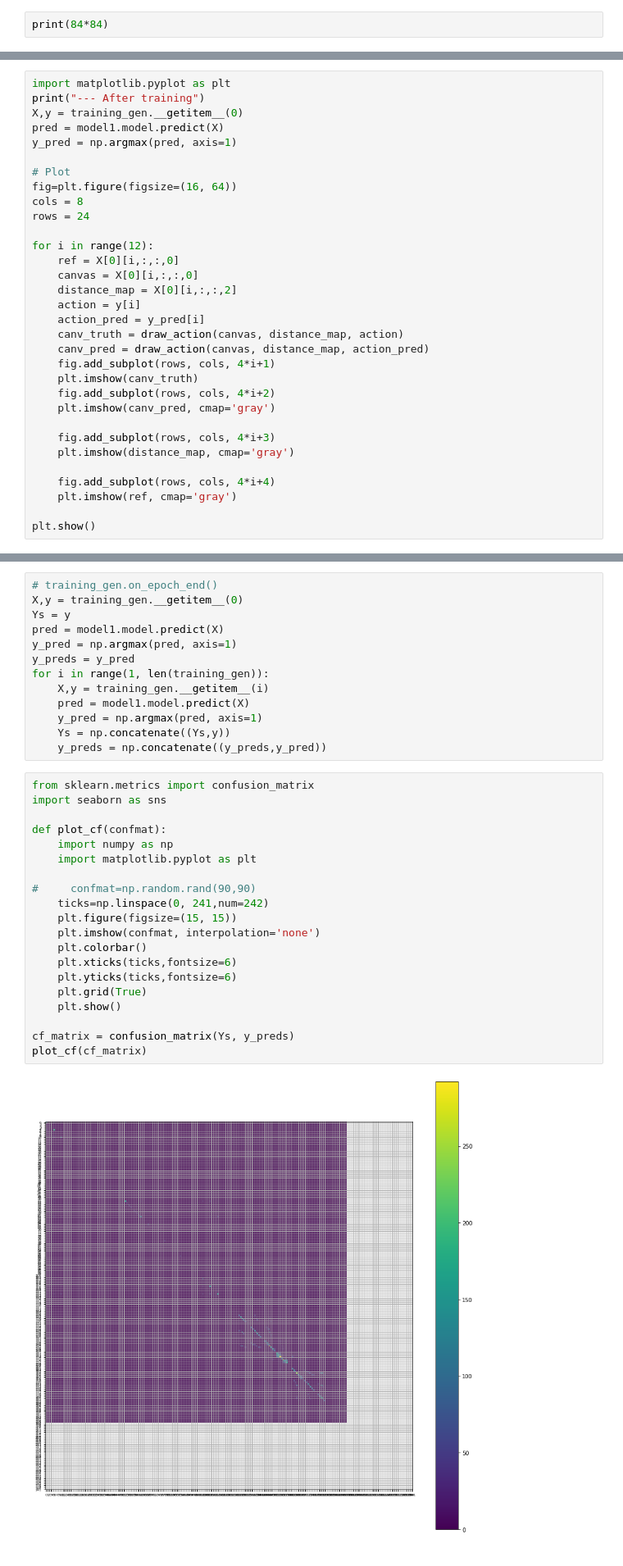
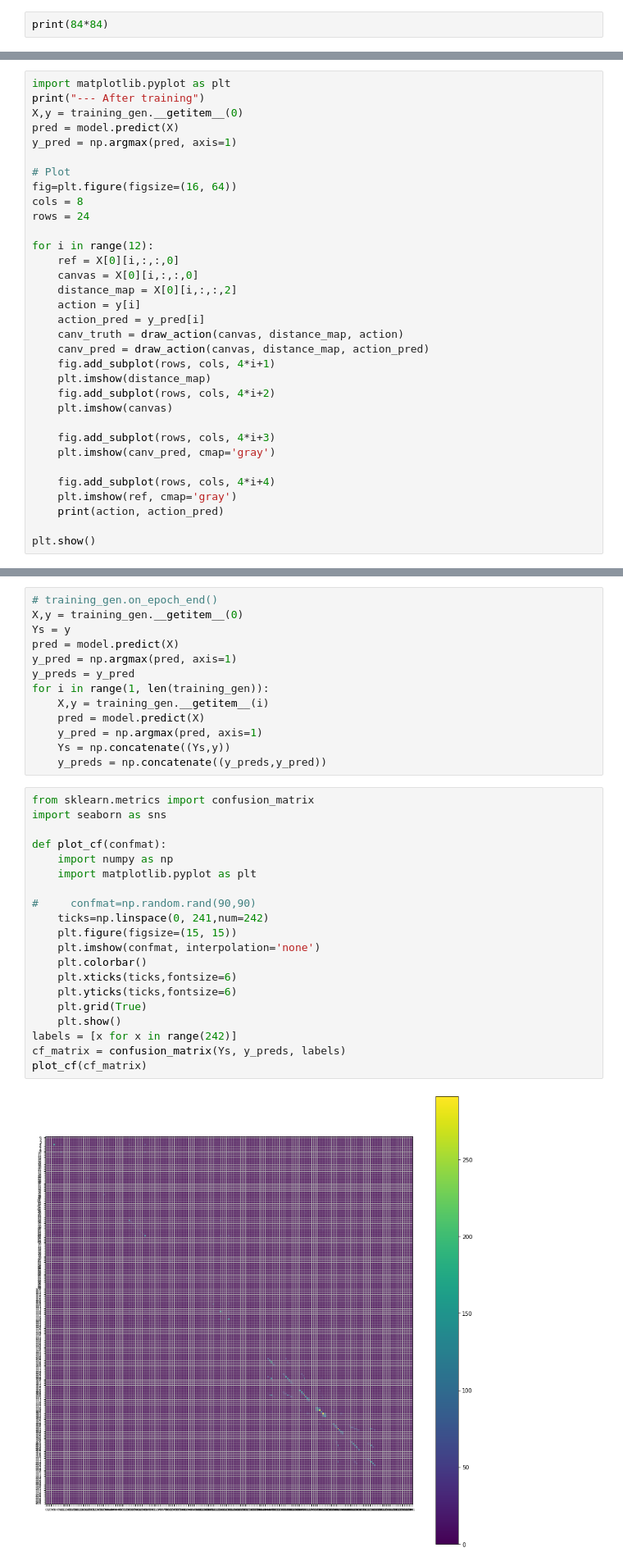
Before and after one commit to shrr98/sketching, a Jupyter notebook: coba.ipynb, the cells around one changed output, grey strips where cells are left out. Shown at 82% size. Saved outputs shown, nothing was run; the diff lists cells and outputs as text.

```diff
--- a/coba.ipynb
+++ b/coba.ipynb
@@ -317,7 +317,7 @@ plt.show()
 import matplotlib.pyplot as plt
 print("--- After training")
 X,y = training_gen.__getitem__(0)
-pred = model1.model.predict(X)
+pred = model.predict(X)
 y_pred = np.argmax(pred, axis=1)
 
 # Plot
@@ -334,15 +334,16 @@ for i in range(12):
     canv_truth = draw_action(canvas, distance_map, action)
     canv_pred = draw_action(canvas, distance_map, action_pred)
     fig.add_subplot(rows, cols, 4*i+1)
-    plt.imshow(canv_truth)
+    plt.imshow(distance_map)
     fig.add_subplot(rows, cols, 4*i+2)
-    plt.imshow(canv_pred, cmap='gray')
+    plt.imshow(canvas)
 
     fig.add_subplot(rows, cols, 4*i+3)
-    plt.imshow(distance_map, cmap='gray')
+    plt.imshow(canv_pred, cmap='gray')
 
     fig.add_subplot(rows, cols, 4*i+4)
     plt.imshow(ref, cmap='gray')
+    print(action, action_pred)
 
 plt.show()
 # %% [output]
@@ -352,34 +365,34 @@ plt.show()
 # training_gen.on_epoch_end()
 X,y = training_gen.__getitem__(0)
 Ys = y
-pred = model1.model.predict(X)
+pred = model.predict(X)
 y_pred = np.argmax(pred, axis=1)
 y_preds = y_pred
 for i in range(1, len(training_gen)):
     X,y = training_gen.__getitem__(i)
-    pred = model1.model.predict(X)
+    pred = model.predict(X)
     y_pred = np.argmax(pred, axis=1)
     Ys = np.concatenate((Ys,y))
     y_preds = np.concatenate((y_preds,y_pred))
 # %%
 from sklearn.metrics import confusion_matrix
 import seaborn as sns
 
 def plot_cf(confmat):
     import numpy as np
     import matplotlib.pyplot as plt
 
 #     confmat=np.random.rand(90,90)
     ticks=np.linspace(0, 241,num=242)
     plt.figure(figsize=(15, 15))
     plt.imshow(confmat, interpolation='none')
     plt.colorbar()
     plt.xticks(ticks,fontsize=6)
     plt.yticks(ticks,fontsize=6)
     plt.grid(True)
     plt.show()
-
-cf_matrix = confusion_matrix(Ys, y_preds)
+labels = [x for x in range(242)]
+cf_matrix = confusion_matrix(Ys, y_preds, labels)
 plot_cf(cf_matrix)
 # %% [output]
-[figure, old version]
+[figure, new version]
```
Also changed, not shown: parts of 5 cells of this notebook, 34 other files.
